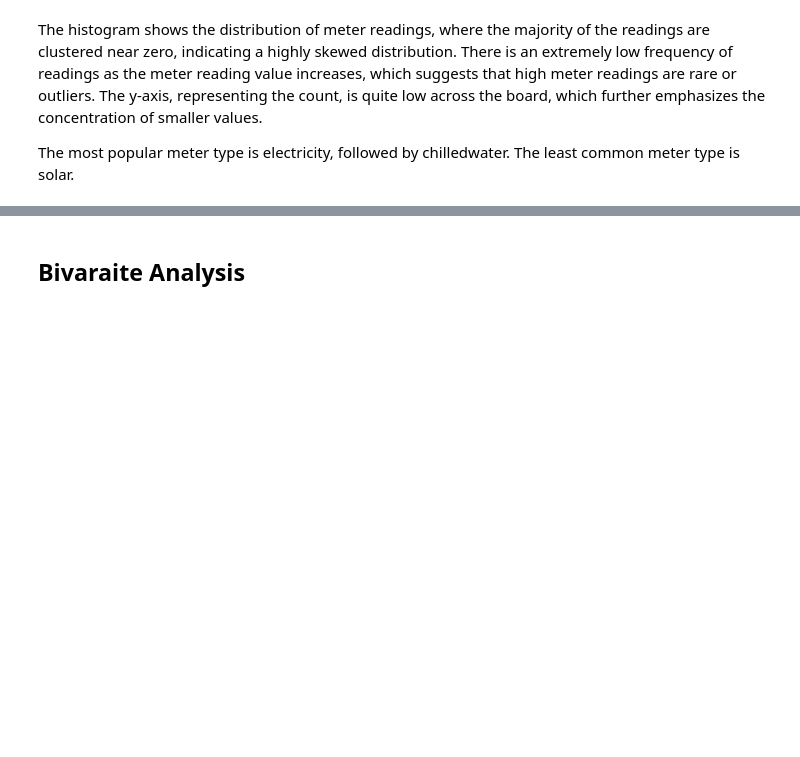
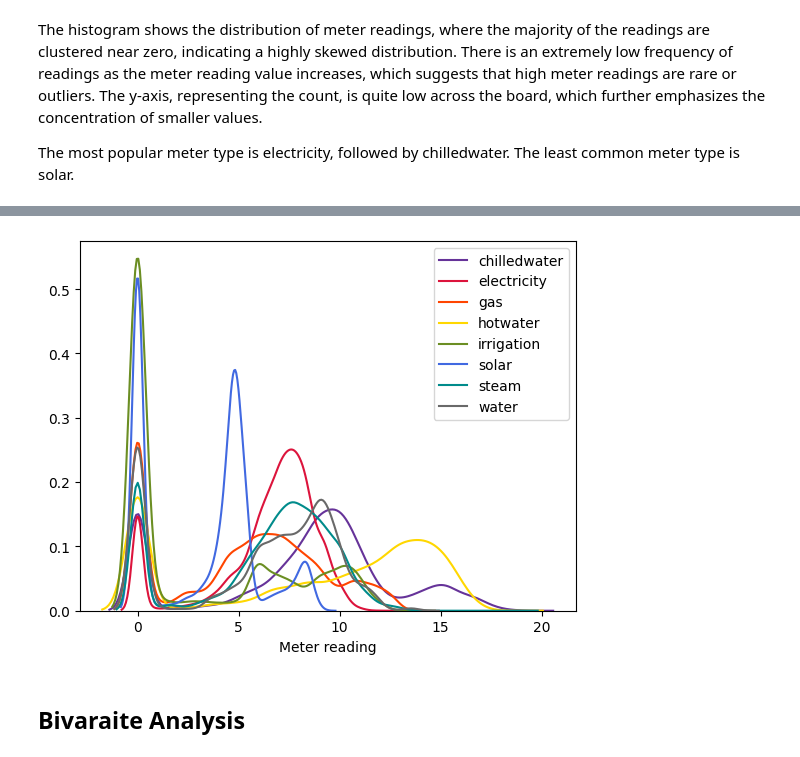
Before and after one commit to mahishah19/Energy-Prediction-Using-BDG2-Data, a Jupyter notebook: Data Pre Processing & EDA/03_EDA-meter-reading.ipynb, the cells around one changed output, grey strips where cells are left out. Cells and saved outputs as stored; diff of their text form; code cells hidden in the pictures; blank space fills up the shorter version.

```diff
--- a/Data Pre Processing & EDA/03_EDA-meter-reading.ipynb
+++ b/Data Pre Processing & EDA/03_EDA-meter-reading.ipynb
@@ -56,3 +100,21 @@ The most popular meter type is electricity, followed by chilledwater. The least
+# %%
+# Distribution by Meter
+
+colors = ["rebeccapurple", "crimson", "orangered", "gold", "olivedrab", "royalblue", "darkcyan", "dimgrey"]
+
+meter_types = ["chilledwater", "electricity", "gas", "hotwater", "irrigation", "solar", "steam", "water"]
+
+f, axes = plt.subplots(1, 1)
+
+for i, meter_type in enumerate(meter_types):
+    data = np.log(meter_reading.dropna().loc[meter_reading["meter"] == meter_type, "meter_reading"] + 1)
+    sns.kdeplot(data, color=colors[i], label=meter_type, ax=axes, bw_method=0.1)
+
+axes.set(ylabel="", xlabel="Meter reading")
+axes.legend()
+plt.show()
+# %% [output]
+[figure, added]
 # %% [markdown]
 ## Bivaraite Analysis
 # %%
```
Also changed, not shown: parts of 14 cells of this notebook.
